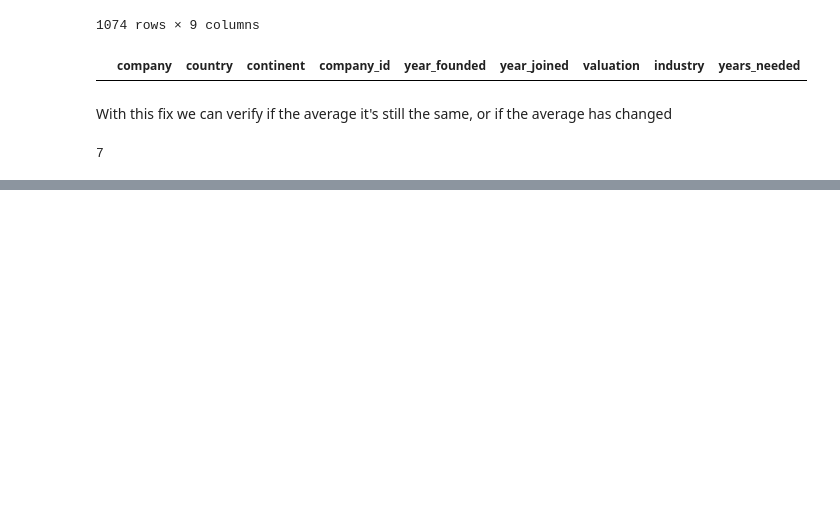
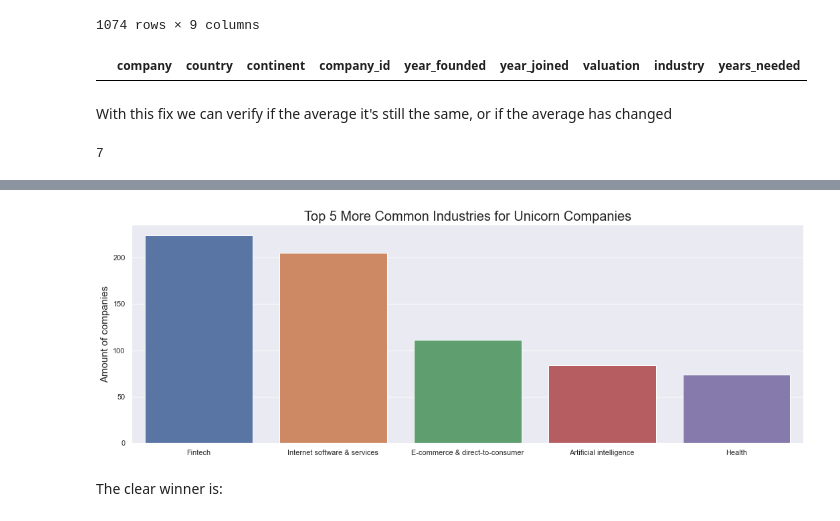
Before and after one commit to rromerov/Data-Science-Projects, a Jupyter notebook: data_analysis/unicorn_companies.ipynb, the cells around one changed output, grey strips where cells are left out. Cells and saved outputs as stored; diff of their text form; code cells hidden in the pictures; blank space fills up the shorter version.

```diff
--- a/data_analysis/unicorn_companies.ipynb
+++ b/data_analysis/unicorn_companies.ipynb
@@ -289,0 +311,12 @@ This didn't affect the measure, but this won't be the case in other situations,
+# %%
+def top_industries(top_limit,filter):
+    # First we filter the datasets by industry
+    industries=df.groupby(filter)["company"].count().reset_index()
+    # We query by the max ressult
+    top=industries["company"].nlargest(n=top_limit)
+    # Finally we do an inner join
+    return industries.merge(top,how="inner",on="company").sort_values(by=["company"],ascending=False)
+# %%
+top_5_industries=top_industries(5,"industry")
+#Let's visualize the most common industries for unicorn companies
+top_5_industries
@@ -289,0 +330,12 @@ This didn't affect the measure, but this won't be the case in other situations,
+# %%
+# we then plot the data
+sns.barplot(x="industry", y="company",data=top_5_industries)
+sns.set(rc={'figure.figsize':(18,6)})
+plt.title("Top 5 More Common Industries for Unicorn Companies",fontsize=20)
+plt.xlabel("")
+plt.ylabel("Amount of companies", fontsize=15)
+plt.show()
+# %% [output]
+[figure, added]
+# %% [markdown]
+The clear winner is:
```
Also changed, not shown: parts of 6 cells of this notebook.
